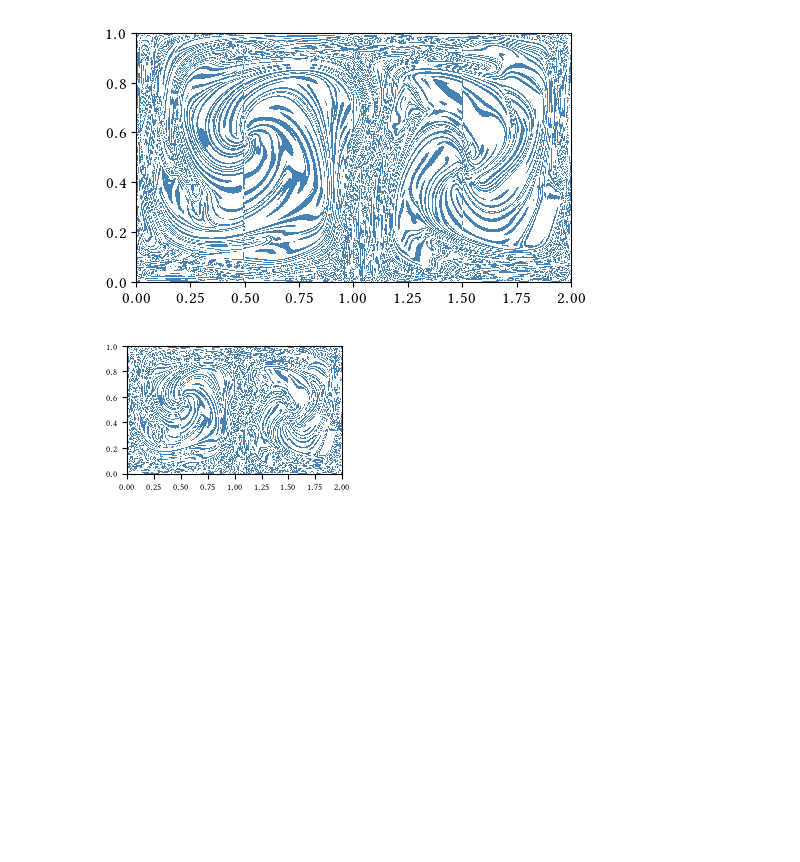
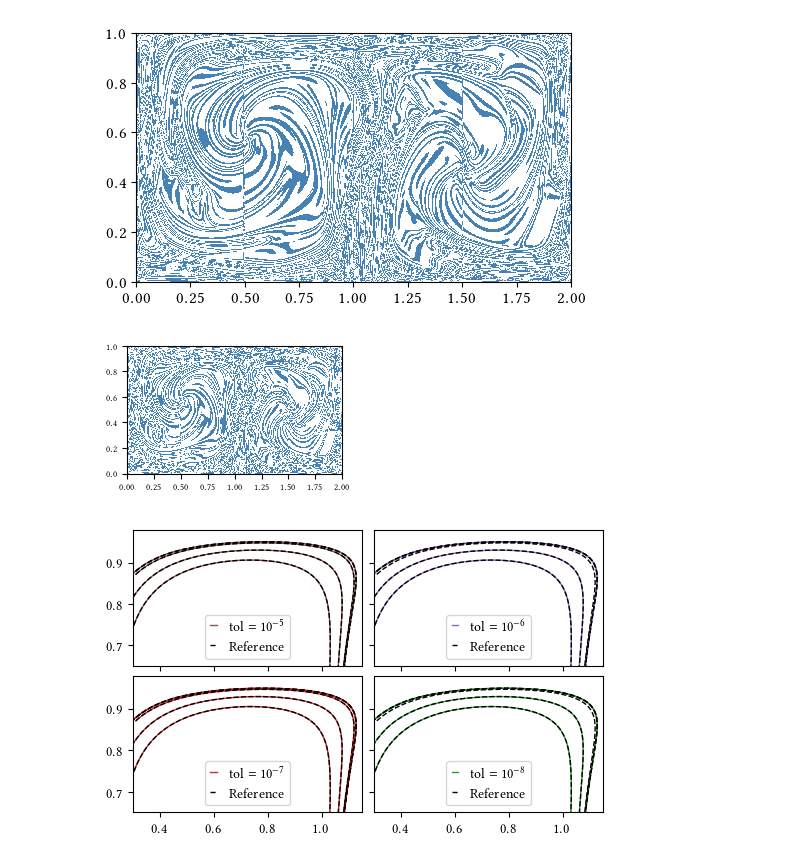
Before and after one commit to arnemagnus/physics_project, a Jupyter notebook: notebooks/doublegyre/calculate_errors_haller_effect.ipynb, the cells around one changed output. Cells and saved outputs as stored; diff of their text form; code cells hidden in the pictures; blank space fills up the shorter version.

```diff
--- a/notebooks/doublegyre/calculate_errors_haller_effect.ipynb
+++ b/notebooks/doublegyre/calculate_errors_haller_effect.ipynb
@@ -1616,3 +1602,71 @@ plt.subplots_adjust(left=0.1, right=0.95, top=0.95, bottom=0.125)
 plt.savefig('domain_figures/{}_err_half_width.png'.format(integrator.__name__),dpi=350)
 # %% [output]
 [figure]
+# %%
+DP_LCS = [np.load('precomputed_lcs/rkdp87/lcs_atol={}_rtol={}_max_iter=10000_stride=0.001_l_f_max=0.2_l_min=1.0_tol_alpha=1e-06.npy'.format(h,h)) for h in [1e-05,1e-06,1e-07,1e-08]]
+# %%
+fig = plt.figure(1,figsize=(5.05,3.1))
+plotll = plt.subplot(223)
+plotlr = plt.subplot(224)
+plotul = plt.subplot(221)
+plotur = plt.subplot(222)
+plotul.plot(0,0)
+plotul.plot(0,0)
+plotul.plot(0,0)
+plotul.plot(0,0)
+plotul.plot(0,0)
+l,=plotul.plot(DP_LCS[0][0].tailcut_traj()[0],DP_LCS[0][0].tailcut_traj()[1],lw=1,label=r'$\textnormal{tol}=10^{-5}$')
+for slurmline in DP_LCS[0][3:5]:
+    plotul.plot(slurmline.tailcut_traj()[0],slurmline.tailcut_traj()[1],lw=1,c=l.get_color(),label='_nolegend_')
+plotur.plot(0,0)
+plotur.plot(0,0)
+plotur.plot(0,0)
+plotur.plot(0,0)
+l,=plotur.plot(DP_LCS[1][3].tailcut_traj()[0],DP_LCS[1][3].tailcut_traj()[1],lw=1,label=r'$\textnormal{tol}=10^{-6}$')
+for slurmline in [DP_LCS[1][4],DP_LCS[1][6]]:
+    plotur.plot(slurmline.tailcut_traj()[0],slurmline.tailcut_traj()[1],lw=1,c=l.get_color(),label='_nolegend_')
+plotll.plot(0,0)
+plotll.plot(0,0)
+plotll.plot(0,0)
+l, = plotll.plot(DP_LCS[2][0].tailcut_traj()[0],DP_LCS[2][0].tailcut_traj()[1],lw=1,label=r'$\textnormal{tol}=10^{-7}$')
+for slurmline in [DP_LCS[2][3],DP_LCS[2][4],DP_LCS[2][6]]:
+    plotll.plot(slurmline.tailcut_traj()[0],slurmline.tailcut_traj()[1],lw=1,c=l.get_color(),label='_nolegend_')
+plotlr.plot(0,0)
+plotlr.plot(0,0)
+l, = plotlr.plot(DP_LCS[3][3].tailcut_traj()[0],DP_LCS[3][3].tailcut_traj()[1],lw=1,label=r'$\textnormal{tol}=10^{-8}$')
+for slurmline in [DP_LCS[3][4],DP_LCS[3][6]]:
+    plotlr.plot(slurmline.tailcut_traj()[0],slurmline.tailcut_traj()[1],lw=1,c=l.get_color(),label='_nolegend_')
+
+plotul.plot(LCS_ref[0].tailcut_traj()[0],LCS_ref[0].tailcut_traj()[1],'--',lw=1,c='k',label='Reference')
+plotur.plot(LCS_ref[0].tailcut_traj()[0],LCS_ref[0].tailcut_traj()[1],'--',lw=1,c='k',label='Reference')
+plotlr.plot(LCS_ref[0].tailcut_traj()[0],LCS_ref[0].tailcut_traj()[1],'--',lw=1,c='k',label='Reference')
+plotll.plot(LCS_ref[0].tailcut_traj()[0],LCS_ref[0].tailcut_traj()[1],'--',lw=1,c='k',label='Reference')
+for slurmline in LCS_ref[1:]:
+    plotul.plot(slurmline.tailcut_traj()[0],slurmline.tailcut_traj()[1],'--',lw=1,c='k',label='_nolegend_')
+    plotur.plot(slurmline.tailcut_traj()[0],slurmline.tailcut_traj()[1],'--',lw=1,c='k',label='_nolegend_')
+    plotlr.plot(slurmline.tailcut_traj()[0],slurmline.tailcut_traj()[1],'--',lw=1,c='k',label='_nolegend_')
+    plotll.plot(slurmline.tailcut_traj()[0],slurmline.tailcut_traj()[1],'--',lw=1,c='k',label='_nolegend_')
+
+plotul.set_xlim(0.3,1.15)
+plotul.set_ylim(0.65,0.98)
+plotur.set_xlim(0.3,1.15)
+plotur.set_ylim(0.65,0.98)
+plotll.set_xlim(0.3,1.15)
+plotll.set_ylim(0.65,0.98)
+plotlr.set_xlim(0.3,1.15)
+plotlr.set_ylim(0.65,0.98)
+legul = plotul.legend(loc='lower center',ncol=1,fontsize=10,markerscale=4,handlelength=0.5)
+legur = plotur.legend(loc='lower center',ncol=1,fontsize=10,markerscale=4,handlelength=0.5)
+leglr = plotlr.legend(loc='lower center',ncol=1,fontsize=10,markerscale=4,handlelength=0.5)
+legll = plotll.legend(loc='lower center',ncol=1,fontsize=10,markerscale=4,handlelength=0.5)
+fig.subplots_adjust(hspace=0.075,wspace=0.05)
+plt.setp(plotul.get_xticklabels(),visible=False)
+plt.setp(plotur.get_xticklabels(),visible=False)
+plt.setp(plotur.get_yticklabels(),visible=False)
+plt.setp(plotlr.get_yticklabels(),visible=False)
+#plt.tight_layout()
+plt.subplots_adjust(left=0.06, right=0.992, top=0.992, bottom=0.08)
+plt.savefig('/home/arne/Desktop/derpert.png',dpi=350)
+plt.savefig('error_plots/lcs_error_oscillations.pgf')
+# %% [output]
+[figure, added]
```
Also changed, not shown: parts of 16 cells of this notebook, 21 other files.
